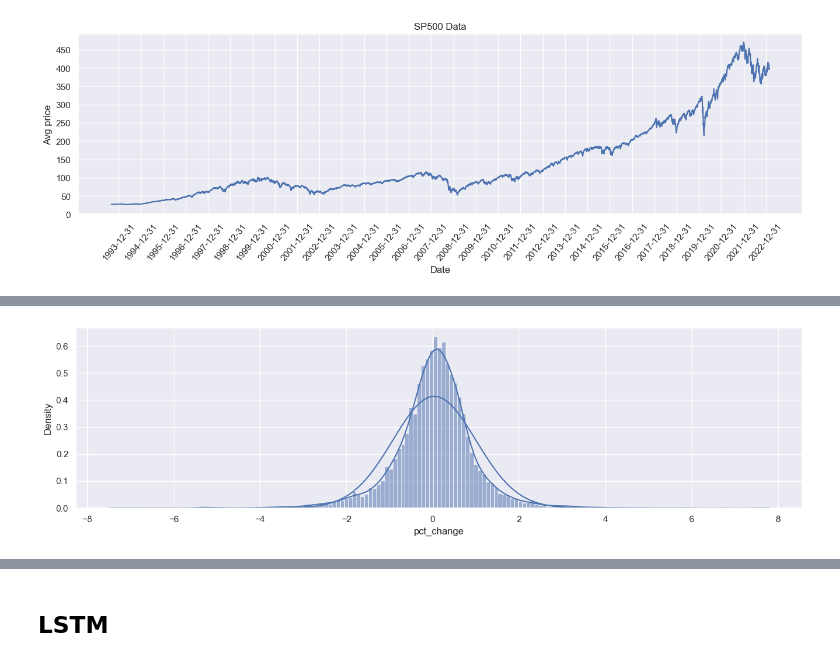
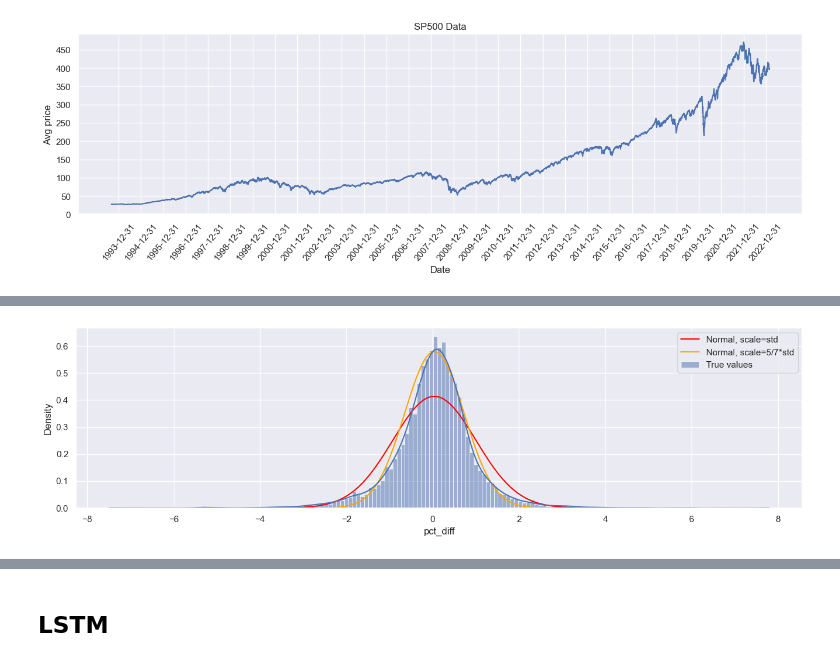
Before and after one commit to okenreed/aai501_final, a Jupyter notebook: final.ipynb, the cells around one changed output, grey strips where cells are left out. Saved outputs shown, nothing was run; the diff lists cells and outputs as text; code cells hidden in the pictures.

```diff
--- a/final.ipynb
+++ b/final.ipynb
@@ -47,8 +47,7 @@ df.head()
 | 4 | 1993-09-08 | 26.751000 | 26.751000 | 26.478772 | 26.660257 | 269900 | 8 | 2 | 36 | 9 | 1993 | ... |
 # %%
 df['pct'] = df['Tmrw_avg']/df['avg']
-df['pct_change'] = (df['pct'] - 1) * 100
-df['Pos_change'] = df['pct_change'].apply(lambda x: 1 if x > 0 else 0)
+df['pct_diff'] = (df['pct'] - 1) * 100
 
 df.head()
 # %% [output]
@@ -75,12 +74,3 @@ plt.gca().xaxis.set_major_formatter(date_form)
 plt.show()
 # %% [output]
 [figure]
-# %%
-sns.set(rc={'figure.figsize':(16, 4)})
-ax = sns.lineplot(x=df['Date'], y=df['pct'])
-plt.title('SP500 Data')
-plt.xlabel('Date')
-plt.ylabel('Avg price')
-plt.xticks(pd.date_range(df['Date'].min(), df['Date'].max(), freq='Y'), rotation=50)
-plt.gca().xaxis.set_major_formatter(date_form)
-plt.show()
@@ -92,13 +77,17 @@ std = df['pct_change'].std()
 # %%
 from scipy import stats
 
-x = np.linspace(df['pct_change'].min(), df['pct_change'].max(), len(df))
+mean = df['pct_diff'].mean()
+std = df['pct_diff'].std()
+
+x = np.linspace(df['pct_diff'].min(), df['pct_diff'].max(), len(df))
 pdf = stats.norm.pdf(x, loc=mean, scale=std)
+pdf2 = stats.norm.pdf(x, loc=mean, scale=std*5/7)
 
-pdf2 = stats.norm.pdf(x, loc=mean, scale=std/1.4)
-
-sns.lineplot(x=x, y=pdf)
-sns.histplot(df['pct_change'], stat='density', kde=True)
+sns.lineplot(x=x, y=pdf, color='red', label='Normal, scale=std')
+sns.lineplot(x=x, y=pdf2, color='orange', label='Normal, scale=5/7*std')
+sns.histplot(df['pct_diff'], stat='density', kde=True, label='True values')
+plt.legend()
 plt.show()
 # %% [output]
-[figure, old version]
+[figure, new version]
```
Also changed, not shown: parts of 16 cells of this notebook, 1 other file.
